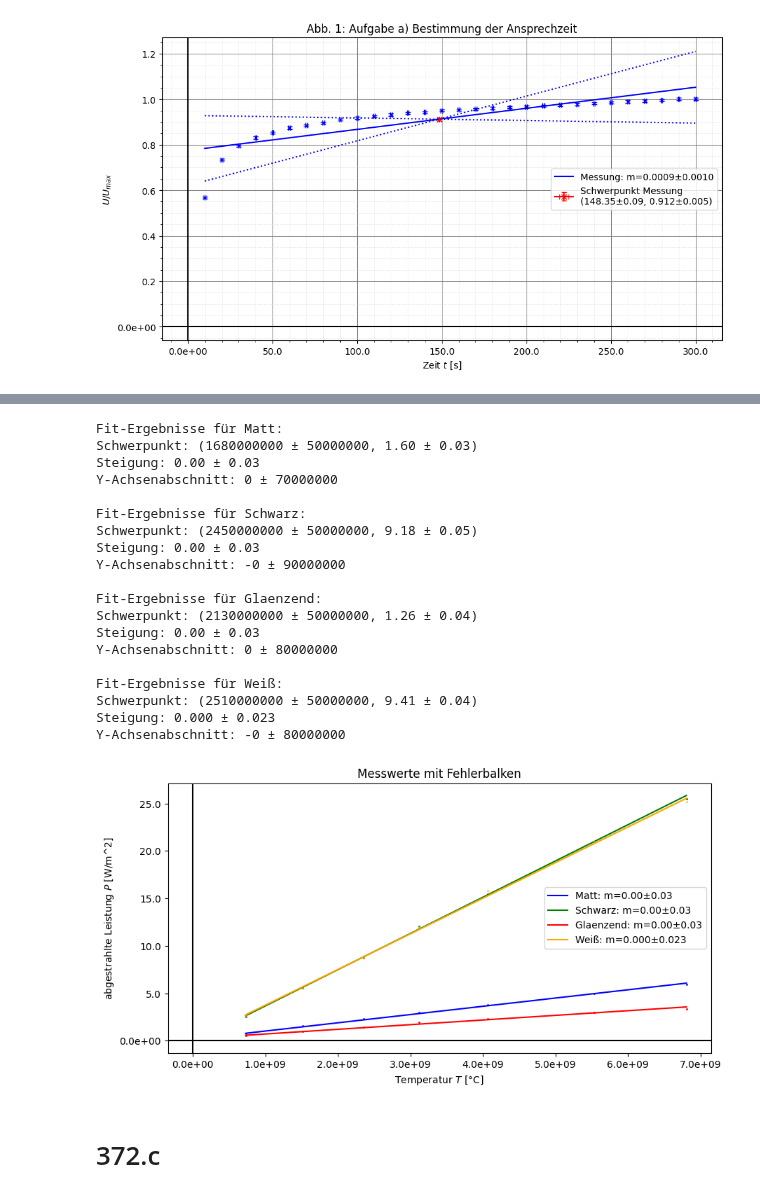
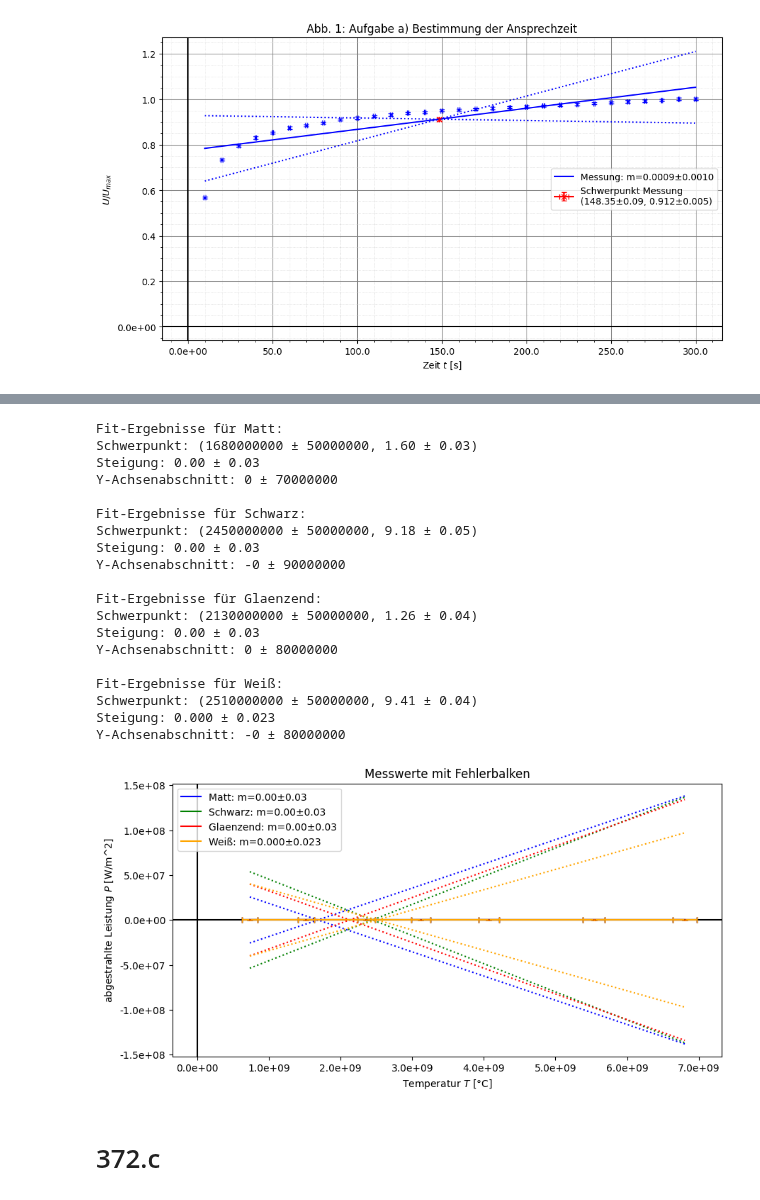
Before and after one commit to Patrixon0/data-analysis-plotting-tool, a Jupyter notebook: P3/Theo_Patrick/372/372_main.ipynb, the cells around one changed output, grey strips where cells are left out. Saved outputs shown, nothing was run; the diff lists cells and outputs as text; code cells hidden in the pictures.

Commit message:
hopefully fixed error math bug

```diff
--- a/P3/Theo_Patrick/372/372_main.ipynb
+++ b/P3/Theo_Patrick/372/372_main.ipynb
@@ -153,30 +153,30 @@ Auswertung abgeschlossen. Ergebnisse wurden in 'b_plot.csv' gespeichert.
 # %%
 geraden_fit('b_plot.csv', Titel = 'Abb. 2: Aufgabe b) Bestimmung der abgestrahlten Leistung',
              x_label = r'Temperatur $T$ [°C]', y_label = r'abgestrahlte Leistung $P$ [W/m^2]',
                 save = True, y_colors = ['blue', 'green', 'red', 'orange',],
-                focus_point = False, y_labels = ['Matt', 'Schwarz', 'Glaenzend', 'Weiß'], plot_x_inter = False, plot_errors = False
+                focus_point = False, y_labels = ['Matt', 'Schwarz', 'Glaenzend', 'Weiß'], plot_x_inter = False, plot_errors = True
             )
 # %% [output]
 Fit-Ergebnisse für Matt:
 Schwerpunkt: (1680000000 ± 50000000, 1.60 ± 0.03)
 Steigung: 0.00 ± 0.03
 Y-Achsenabschnitt: 0 ± 70000000
 
 Fit-Ergebnisse für Schwarz:
 Schwerpunkt: (2450000000 ± 50000000, 9.18 ± 0.05)
 Steigung: 0.00 ± 0.03
 Y-Achsenabschnitt: -0 ± 90000000
 
 Fit-Ergebnisse für Glaenzend:
 Schwerpunkt: (2130000000 ± 50000000, 1.26 ± 0.04)
 Steigung: 0.00 ± 0.03
 Y-Achsenabschnitt: 0 ± 80000000
 
 Fit-Ergebnisse für Weiß:
 Schwerpunkt: (2510000000 ± 50000000, 9.41 ± 0.04)
 Steigung: 0.000 ± 0.023
 Y-Achsenabschnitt: -0 ± 80000000
-[figure, old version]
+[figure, new version]
 # %% [markdown]
 # 372.c
 # %%
```
Also changed, not shown: 11 other files.
